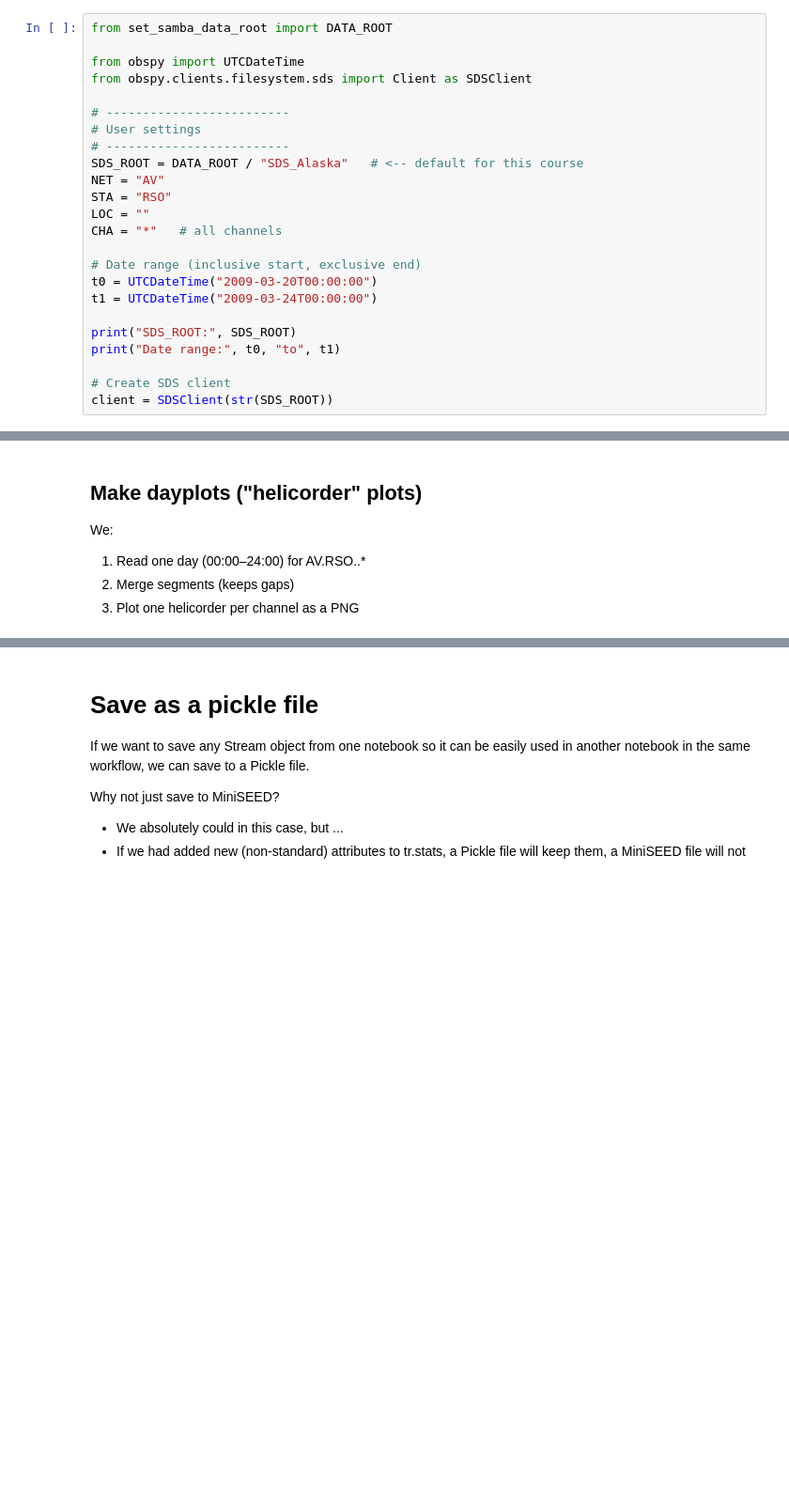
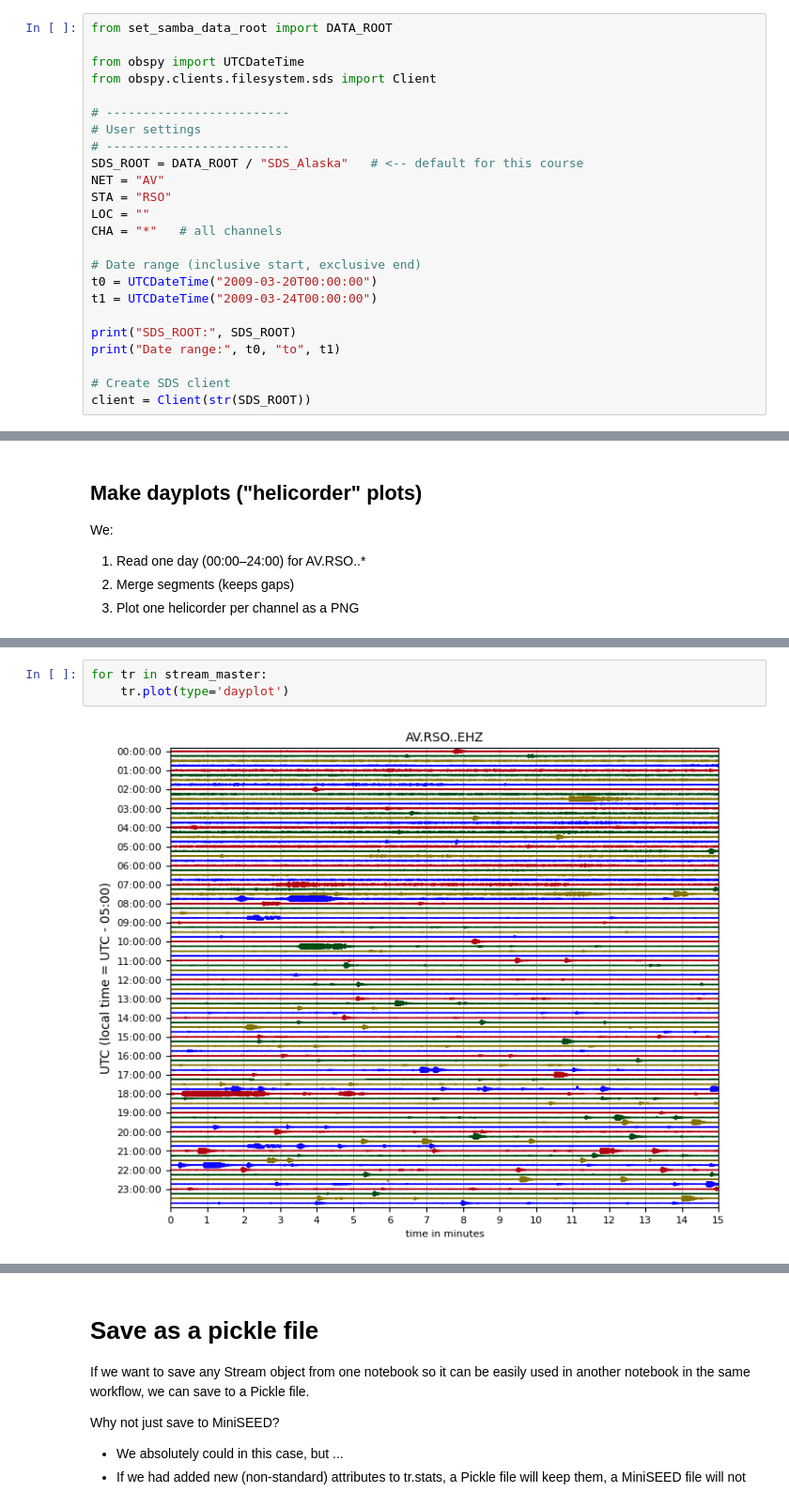
Before and after one commit to gthompson/CompSciS26, a Jupyter notebook: week8/80_read_sds_archive.ipynb, the cells around one changed output, grey strips where cells are left out. Shown at 94% size. Cells and saved outputs as stored; diff of their text form; blank space fills up the shorter version.

```diff
--- a/week8/80_read_sds_archive.ipynb
+++ b/week8/80_read_sds_archive.ipynb
@@ -27,7 +27,7 @@ This notebook imports DATA_ROOT from set_samba_data_root, which:
 from set_samba_data_root import DATA_ROOT
 
 from obspy import UTCDateTime
-from obspy.clients.filesystem.sds import Client as SDSClient
+from obspy.clients.filesystem.sds import Client
 
 # -------------------------
 # User settings
@@ -46,4 +46,4 @@ print("SDS_ROOT:", SDS_ROOT)
 print("Date range:", t0, "to", t1)
 
 # Create SDS client
-client = SDSClient(str(SDS_ROOT))
+client = Client(str(SDS_ROOT))
@@ -92,0 +115,5 @@ print("\nDone.")
+# %%
+for tr in stream_master:
+    tr.plot(type='dayplot')
+# %% [output]
+[figure, added]
```
Also changed, not shown: parts of 4 cells of this notebook, 6 other files.
